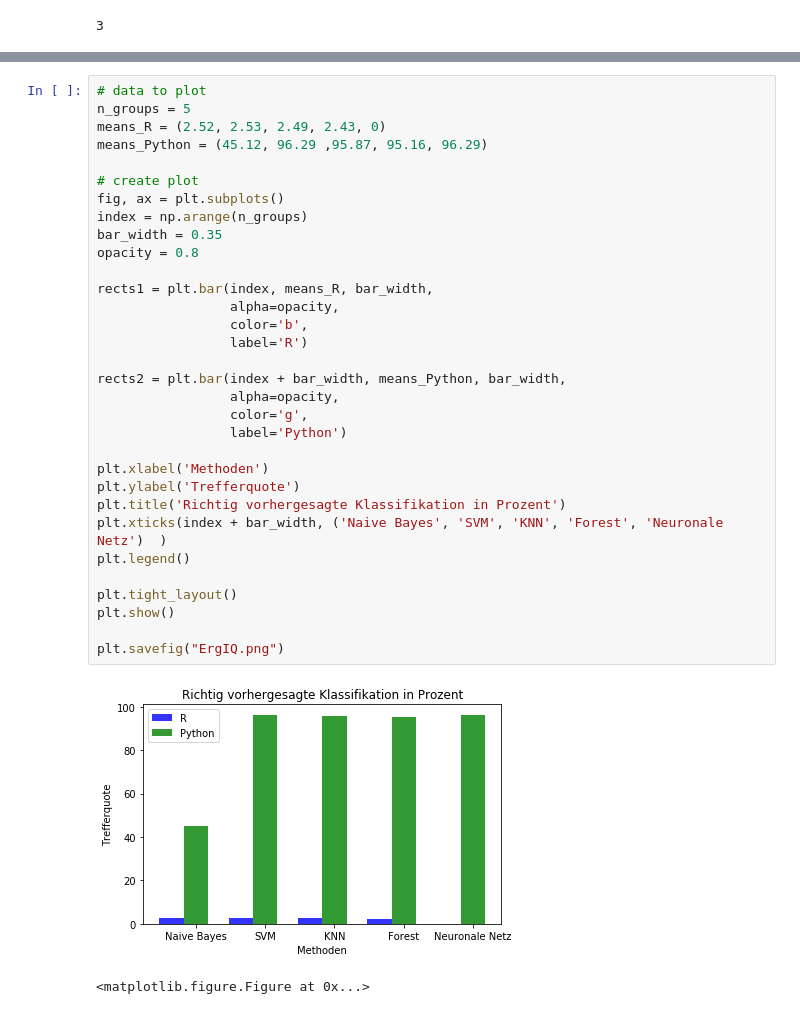
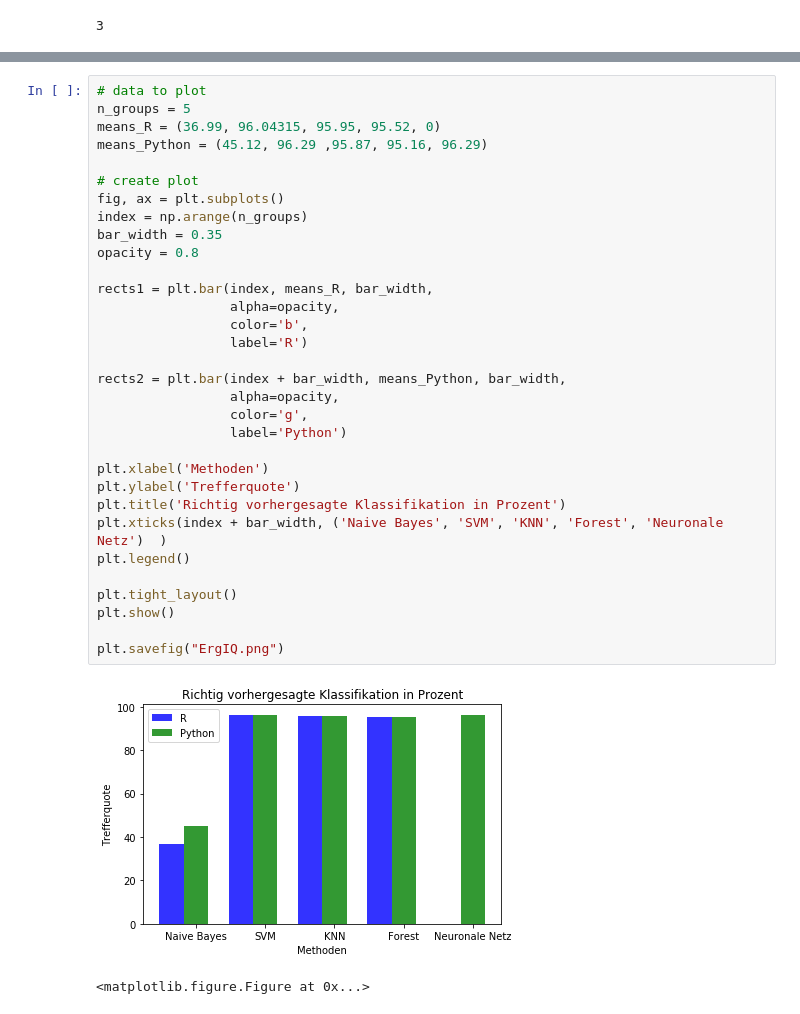
Before and after one commit to Graflinger/Santander-Customer-Satisfaction, a Jupyter notebook: Code_Python.ipynb, the cells around one changed output, grey strips where cells are left out. Cells and saved outputs as stored; diff of their text form.

```diff
--- a/Code_Python.ipynb
+++ b/Code_Python.ipynb
@@ -328,35 +350,35 @@ plt.savefig("Zeitverbrauch.png")
 # %%
 # data to plot
 n_groups = 5
-means_R = (2.52, 2.53, 2.49, 2.43, 0)
+means_R = (36.99, 96.04315, 95.95, 95.52, 0)
 means_Python = (45.12, 96.29 ,95.87, 95.16, 96.29)
 
 # create plot
 fig, ax = plt.subplots()
 index = np.arange(n_groups)
 bar_width = 0.35
 opacity = 0.8
 
 rects1 = plt.bar(index, means_R, bar_width,
                  alpha=opacity,
                  color='b',
                  label='R')
 
 rects2 = plt.bar(index + bar_width, means_Python, bar_width,
                  alpha=opacity,
                  color='g',
                  label='Python')
 
 plt.xlabel('Methoden')
 plt.ylabel('Trefferquote')
 plt.title('Richtig vorhergesagte Klassifikation in Prozent')
 plt.xticks(index + bar_width, ('Naive Bayes', 'SVM', 'KNN', 'Forest', 'Neuronale Netz')  )
 plt.legend()
 
 plt.tight_layout()
 plt.show()
 
 plt.savefig("ErgIQ.png")
 # %% [output]
-[figure, old version]
+[figure, new version]
 <matplotlib.figure.Figure at 0x...>
```
Also changed, not shown: parts of 10 cells of this notebook, 3 other files.
